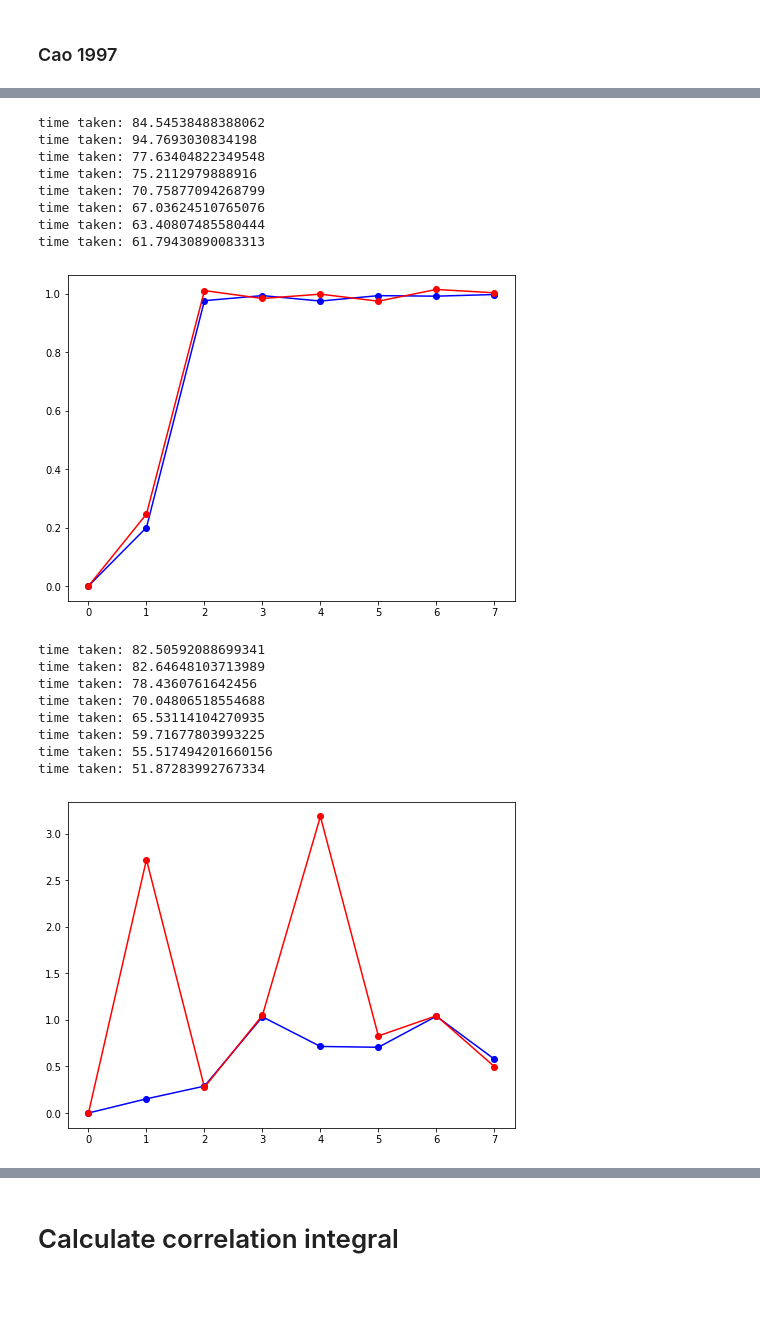
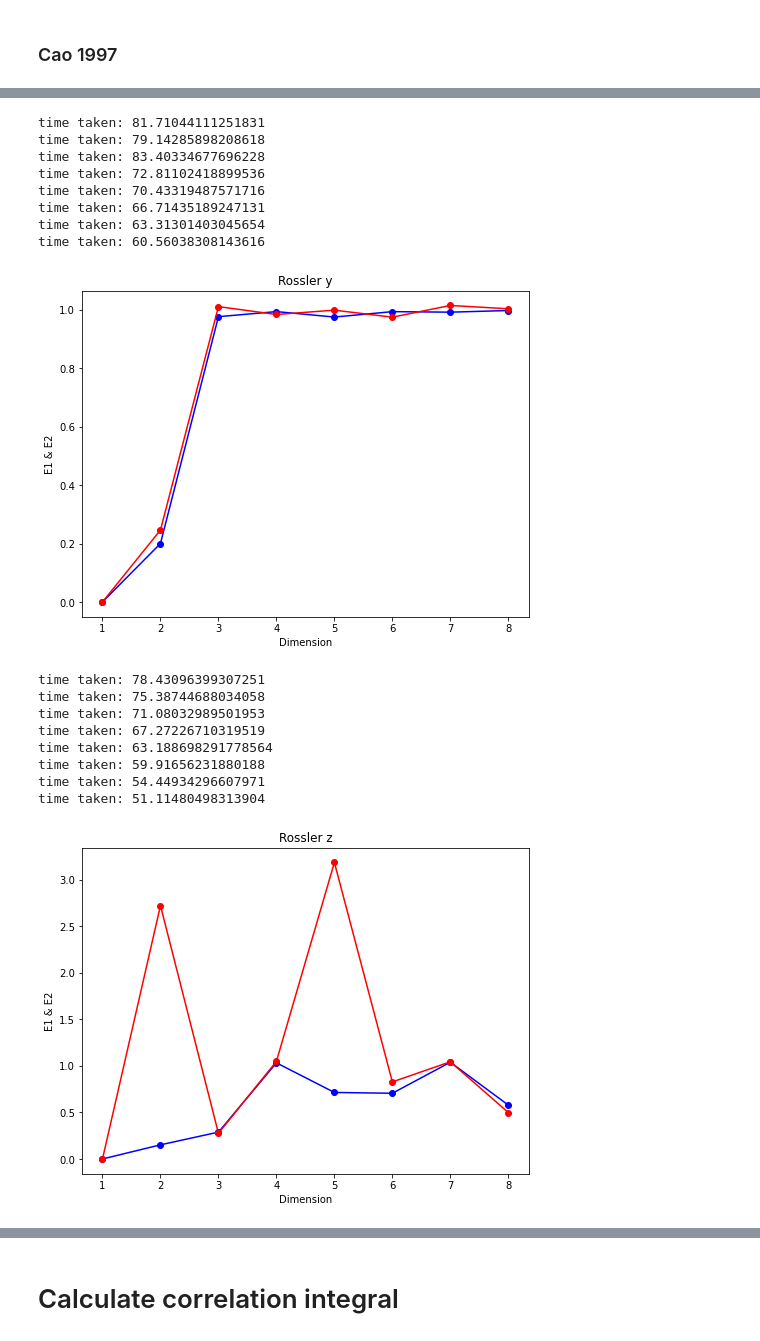
Before and after one commit to esandford/starspot_chaos, a Jupyter notebook: syntheticSignals.ipynb, the cells around one changed output, grey strips where cells are left out. Saved outputs shown, nothing was run; the diff lists cells and outputs as text; code cells hidden in the pictures; blank space fills up the shorter version.

```diff
--- a/syntheticSignals.ipynb
+++ b/syntheticSignals.ipynb
@@ -932,36 +934,42 @@ plt.show()
 # %%
 #going to be too slow to run on O(10^4) data points---will need to cythonize
 # of order 1 second per m for 1000 entries but scales as N^2
 E1, E2 = cao97(timeSeries = rossler_r[:5000,1], tau = 149, mMax = 8)
 fig, ax = plt.subplots(1,1,figsize=(8,6))
-ax.plot(E1,'bo',ls='-')
-ax.plot(E2,'ro',ls='-')
+ax.plot(np.arange(1,9),E1,'bo',ls='-')
+ax.plot(np.arange(1,9),E2,'ro',ls='-')
+ax.set_title('Rossler y')
+ax.set_xlabel('Dimension')
+ax.set_ylabel('E1 & E2')
 plt.show()
 # %% [output]
-time taken: 84.54538488388062
-time taken: 94.7693030834198
-time taken: 77.63404822349548
-time taken: 75.2112979888916
-time taken: 70.75877094268799
-time taken: 67.03624510765076
-time taken: 63.40807485580444
-time taken: 61.79430890083313
+time taken: 81.71044111251831
+time taken: 79.14285898208618
+time taken: 83.40334677696228
+time taken: 72.81102418899536
+time taken: 70.43319487571716
+time taken: 66.71435189247131
+time taken: 63.31301403045654
+time taken: 60.56038308143616
-[figure, old version]
+[figure, new version]
 # %%
 #going to be too slow to run on O(10^4) data points---will need to cythonize
 # of order 1 second per m for 1000 entries but scales as N^2
 E1, E2 = cao97(timeSeries = rossler_r[:5000,2], tau = 183, mMax = 8)
 fig, ax = plt.subplots(1,1,figsize=(8,6))
-ax.plot(E1,'bo',ls='-')
-ax.plot(E2,'ro',ls='-')
+ax.plot(np.arange(1,9),E1,'bo',ls='-')
+ax.plot(np.arange(1,9),E2,'ro',ls='-')
+ax.set_title('Rossler z')
+ax.set_xlabel('Dimension')
+ax.set_ylabel('E1 & E2')
 plt.show()
 # %% [output]
-time taken: 82.50592088699341
-time taken: 82.64648103713989
-time taken: 78.4360761642456
-time taken: 70.04806518554688
-time taken: 65.53114104270935
-time taken: 59.71677803993225
-time taken: 55.517494201660156
-time taken: 51.87283992767334
+time taken: 78.43096399307251
+time taken: 75.38744688034058
+time taken: 71.08032989501953
+time taken: 67.27226710319519
+time taken: 63.188698291778564
+time taken: 59.91656231880188
+time taken: 54.44934296607971
+time taken: 51.11480498313904
-[figure, old version]
+[figure, new version]
```
Also changed, not shown: parts of 19 cells of this notebook.
